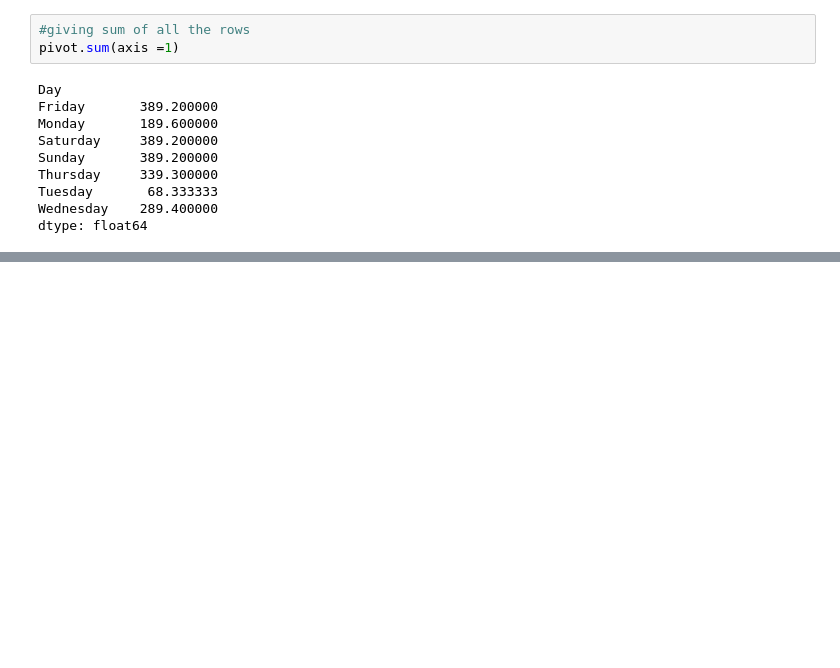
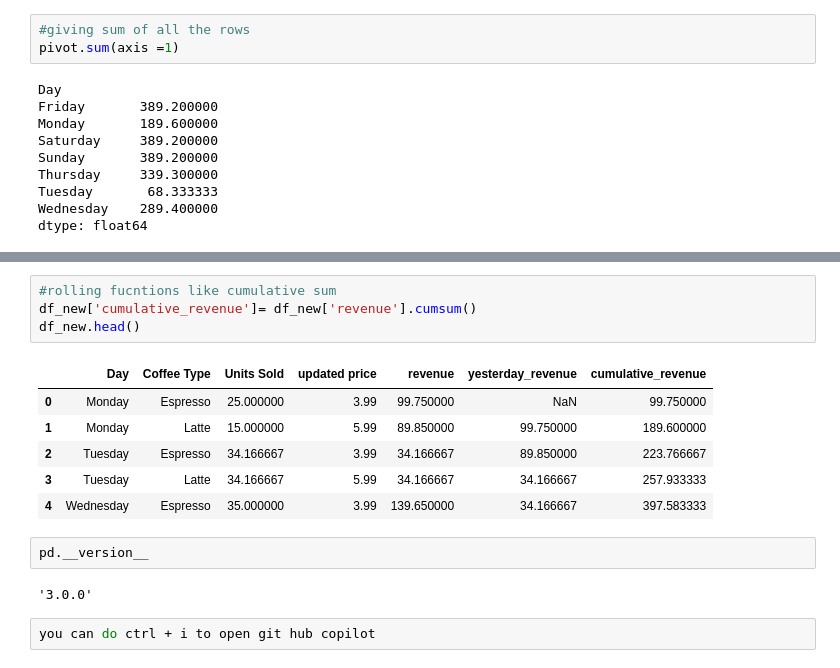
Before and after one commit to nehin17/DataScience, a Jupyter notebook: Pandas/coffee.ipynb, the cells around one changed output, grey strips where cells are left out. Cells and saved outputs as stored; diff of their text form; blank space fills up the shorter version.

```diff
--- a/Pandas/coffee.ipynb
+++ b/Pandas/coffee.ipynb
@@ -359,0 +373,17 @@ dtype: float64
+# %%
+#rolling fucntions like cumulative sum
+df_new['cumulative_revenue']= df_new['revenue'].cumsum()
+df_new.head()
+# %% [output]
+|  | Day | Coffee Type | Units Sold | updated price | revenue | yesterday_revenue | cumulative_revenue |
+| 0 | Monday | Espresso | 25.000000 | 3.99 | 99.750000 | NaN | 99.750000 |
+| 1 | Monday | Latte | 15.000000 | 5.99 | 89.850000 | 99.750000 | 189.600000 |
+| 2 | Tuesday | Espresso | 34.166667 | 3.99 | 34.166667 | 89.850000 | 223.766667 |
+| 3 | Tuesday | Latte | 34.166667 | 5.99 | 34.166667 | 34.166667 | 257.933333 |
+| 4 | Wednesday | Espresso | 35.000000 | 3.99 | 139.650000 | 34.166667 | 397.583333 |
+# %%
+pd.__version__
+# %% [output]
+'3.0.0'
+# %%
+you can do ctrl + i to open git hub copilot
```
Also changed, not shown: parts of 2 cells of this notebook, 1 other file.
